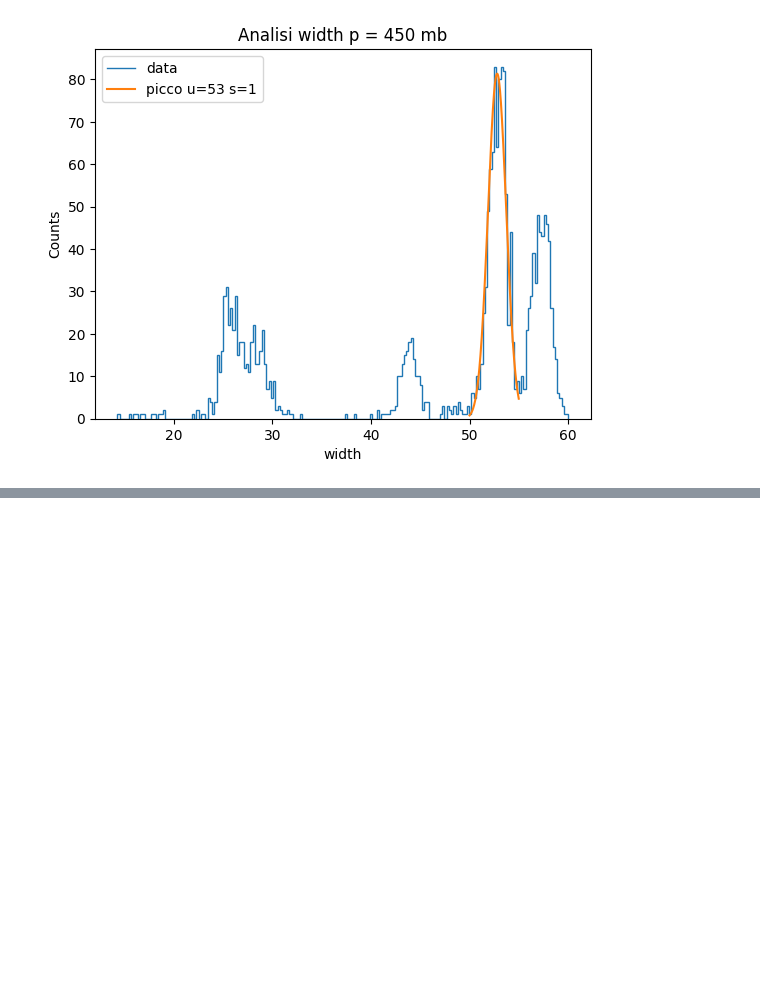
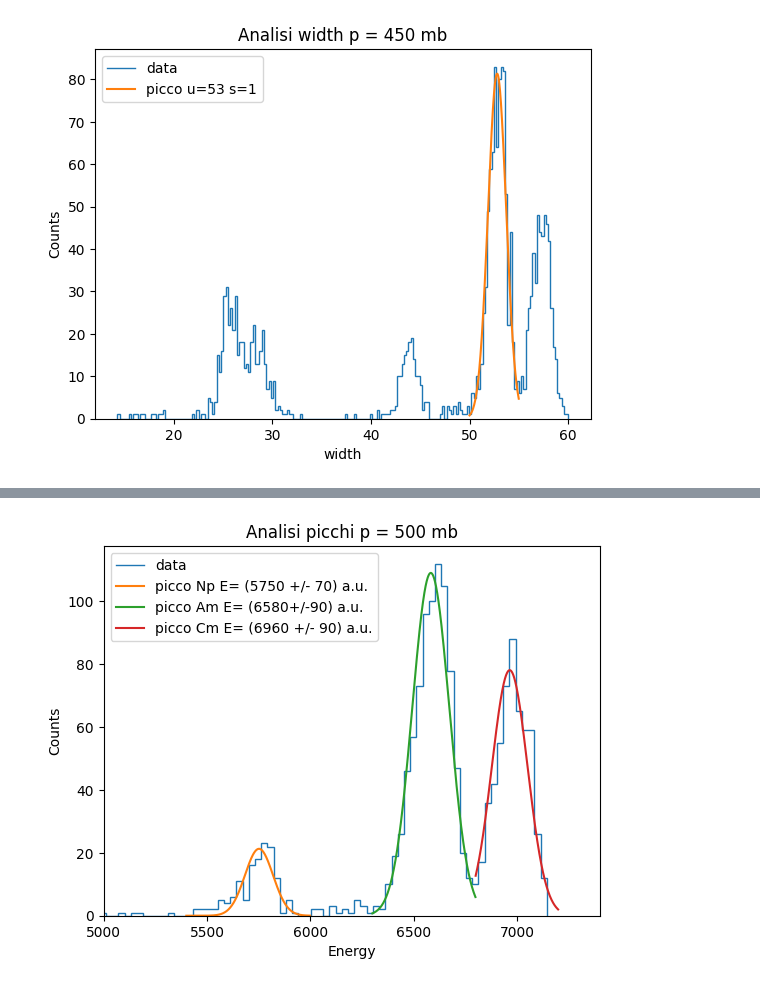
Before and after one commit to Fra005Ve/Laboratorio-di-Fisica---Spettroscopia, a Jupyter notebook: AnalisiBragg.ipynb, the cells around one changed output, grey strips where cells are left out. Cells and saved outputs as stored; diff of their text form; code cells hidden in the pictures; blank space fills up the shorter version.

```diff
--- a/AnalisiBragg.ipynb
+++ b/AnalisiBragg.ipynb
@@ -681,0 +680,55 @@ Niiiiiiiiiiiiiiiick
+# %%
+integrali = data_p500[" integral"]
+fig, ax = plt.subplots()
+counts, bins = np.histogram(integrali, bins=200)
+
+plt.stairs(counts, bins, label='data')
+
+x = []
+y = []
+for i in range(len(counts)):
+    if bins[i] > 5400 and bins[i] < 6000:
+        x.append(bins[i])
+        y.append(counts[i])
+p, sp = curve_fit(normal, x, y, p0 = (5750, 100, 2000))
+plt.plot(np.arange(5400, 6000), normal(np.arange(5400, 6000), *p), label = 'picco Np E= ('+str(int(round(p[0], -1)))+' +/- '+str(int(round(p[1], -1)))+') a.u.')
+
+meansNp500 = p[0]
+sigmasNp500 = p[1]
+
+x = []
+y = []
+for i in range(len(counts)):
+    if bins[i] > 6300 and bins[i] < 6800:
+        x.append(bins[i])
+        y.append(counts[i])
+p, sp = curve_fit(normal, x, y, p0 = (6750, 100, 2000))
+plt.plot(np.arange(6300, 6800), normal(np.arange(6300, 6800), *p), label = 'picco Am E= ('+str(int(round(p[0], -1)))+'+/-'+str(int(round(p[1], -1)))+ ') a.u.')
+
+meansAm500 = p[0]
+sigmasAm500 = p[1]
+
+x = []
+y = []
+for i in range(len(counts)):
+    if bins[i] > 6800 and bins[i] < 7200:
+        x.append(bins[i])
+        y.append(counts[i])
+p, sp = curve_fit(normal, x, y, p0 = (7150, 100, 2000))
+plt.plot(np.arange(6800, 7200), normal(np.arange(6800, 7200), *p), label = 'picco Cm E= ('+str(int(round(p[0], -1)))+' +/- '+str(int(round(p[1], -1)))+') a.u.')
+
+meansCm500 = p[0]
+sigmasCm500 = p[1]
+
+ax.set_title("Analisi picchi p = 500 mb")
+
+ax.legend()
+
+ax.set_xlim(5000,7400)
+ax.set_xlabel("Energy")
+ax.set_ylabel("Counts")
+plt.plot()
+
+plt.show()
+# %% [output]
+[figure, added]
```
Also changed, not shown: parts of 10 cells of this notebook.
